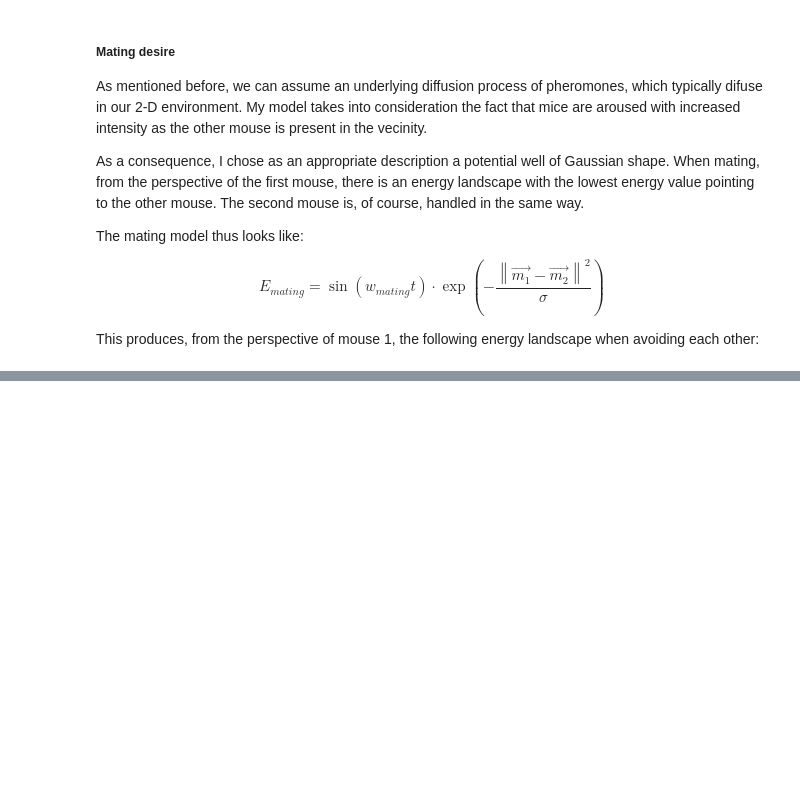
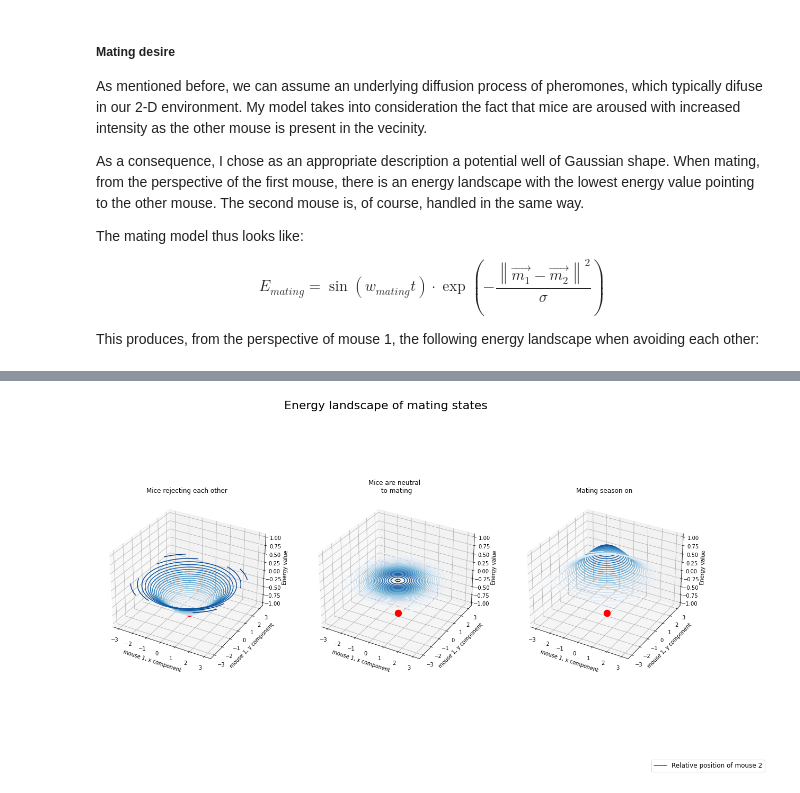
Before and after one commit to midumitrescu/modelling-course-prof-sprek-winter-2022, a Jupyter notebook: Modelling_Course_Presentation.ipynb, the cells around one changed output, grey strips where cells are left out. Cells and saved outputs as stored; diff of their text form; code cells hidden in the pictures; blank space fills up the shorter version.

Commit message:
Explanation of mating model

```diff
--- a/Modelling_Course_Presentation.ipynb
+++ b/Modelling_Course_Presentation.ipynb
@@ -210,0 +201,4 @@ KeyboardInterrupt
+# %%
+plot_mating_energy_landscape(figsize=(20,10))
+# %% [output]
+[figure, added]
```
Also changed, not shown: parts of 7 cells of this notebook, 3 other files.
